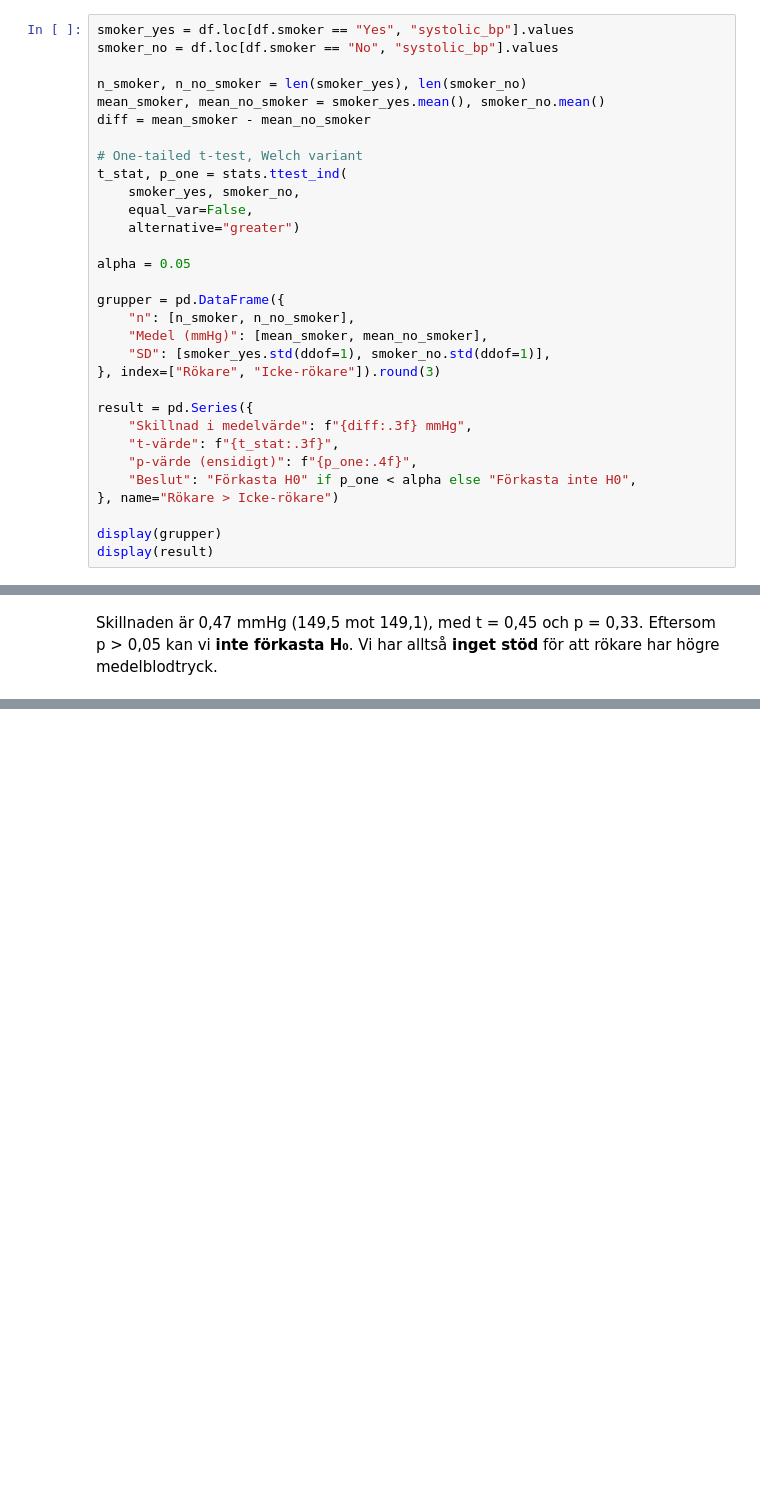
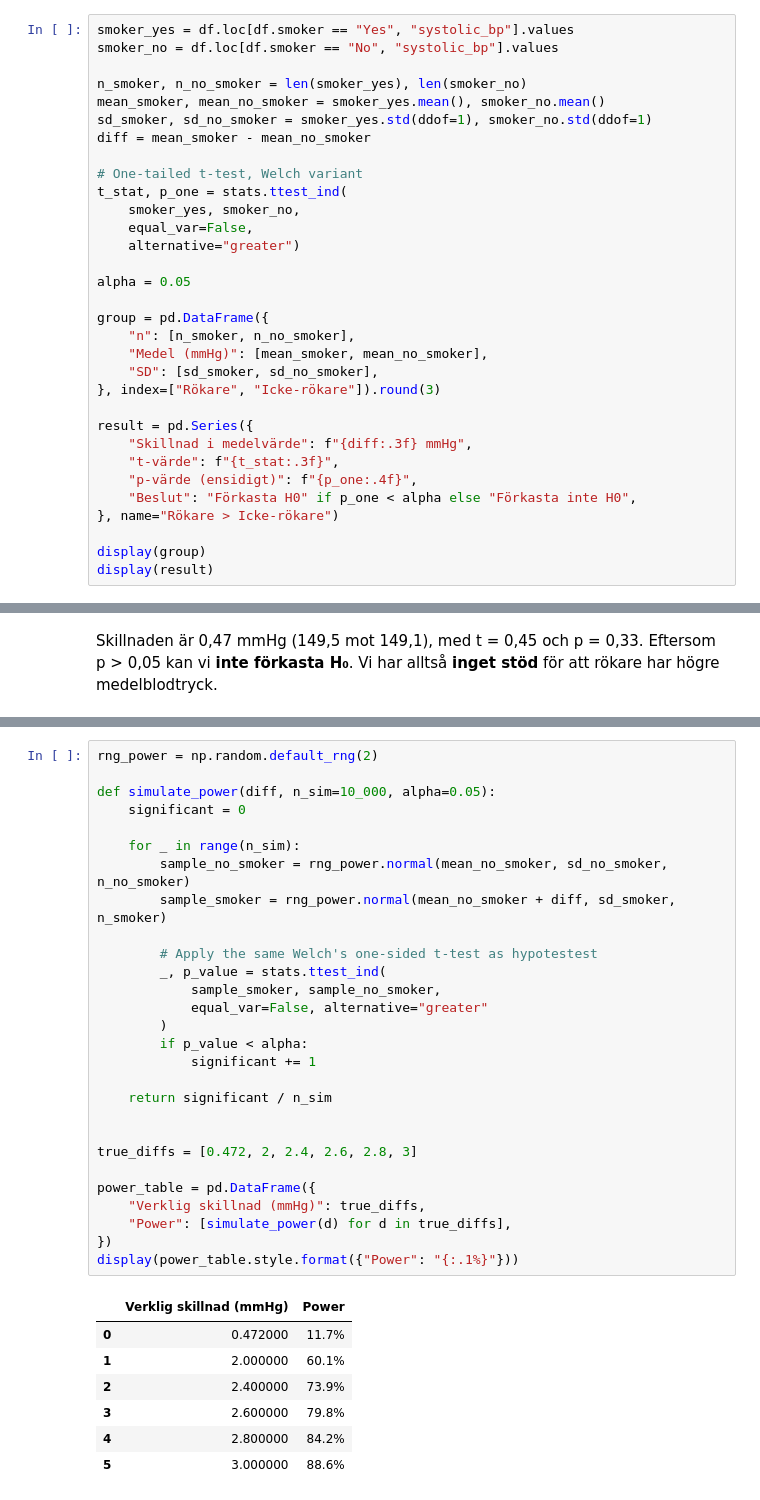
Before and after one commit to Jujbraga/halsostudie, a Jupyter notebook: report.ipynb, the cells around one changed output, grey strips where cells are left out. Saved outputs shown, nothing was run; the diff lists cells and outputs as text; blank space fills up the shorter version.

Commit message:
calculate Power

```diff
--- a/report.ipynb
+++ b/report.ipynb
@@ -220,6 +262,7 @@ smoker_no = df.loc[df.smoker == "No", "systolic_bp"].values
 
 n_smoker, n_no_smoker = len(smoker_yes), len(smoker_no)
 mean_smoker, mean_no_smoker = smoker_yes.mean(), smoker_no.mean()
+sd_smoker, sd_no_smoker = smoker_yes.std(ddof=1), smoker_no.std(ddof=1)
 diff = mean_smoker - mean_no_smoker
 
 # One-tailed t-test, Welch variant
@@ -230,10 +273,10 @@ t_stat, p_one = stats.ttest_ind(
 
 alpha = 0.05
 
-grupper = pd.DataFrame({
+group = pd.DataFrame({
     "n": [n_smoker, n_no_smoker],
     "Medel (mmHg)": [mean_smoker, mean_no_smoker],
-    "SD": [smoker_yes.std(ddof=1), smoker_no.std(ddof=1)],
+    "SD": [sd_smoker, sd_no_smoker],
 }, index=["Rökare", "Icke-rökare"]).round(3)
 
 result = pd.Series({
@@ -243,7 +286,7 @@ result = pd.Series({
     "Beslut": "Förkasta H0" if p_one < alpha else "Förkasta inte H0",
 }, name="Rökare > Icke-rökare")
 
-display(grupper)
+display(group)
 display(result)
 # %% [output]
 |  | n | Medel (mmHg) | SD |
@@ -258,0 +304,36 @@ Skillnaden är 0,47 mmHg (149,5 mot 149,1), med t = 0,45 och p = 0,33. Eftersom
+# %%
+rng_power = np.random.default_rng(2)
+
+def simulate_power(diff, n_sim=10_000, alpha=0.05):
+    significant = 0
+
+    for _ in range(n_sim):
+        sample_no_smoker = rng_power.normal(mean_no_smoker, sd_no_smoker, n_no_smoker)
+        sample_smoker = rng_power.normal(mean_no_smoker + diff, sd_smoker, n_smoker)
+
+        # Apply the same Welch's one-sided t-test as hypotestest
+        _, p_value = stats.ttest_ind(
+            sample_smoker, sample_no_smoker,
+            equal_var=False, alternative="greater"
+        )
+        if p_value < alpha:
+            significant += 1
+
+    return significant / n_sim
+
+
+true_diffs = [0.472, 2, 2.4, 2.6, 2.8, 3]
+
+power_table = pd.DataFrame({
+    "Verklig skillnad (mmHg)": true_diffs,
+    "Power": [simulate_power(d) for d in true_diffs],
+})
+display(power_table.style.format({"Power": "{:.1%}"}))
+# %% [output]
+|  | Verklig skillnad (mmHg) | Power |
+| 0 | 0.472000 | 11.7% |
+| 1 | 2.000000 | 60.1% |
+| 2 | 2.400000 | 73.9% |
+| 3 | 2.600000 | 79.8% |
+| 4 | 2.800000 | 84.2% |
+| 5 | 3.000000 | 88.6% |
```
Also changed, not shown: parts of 7 cells of this notebook.
